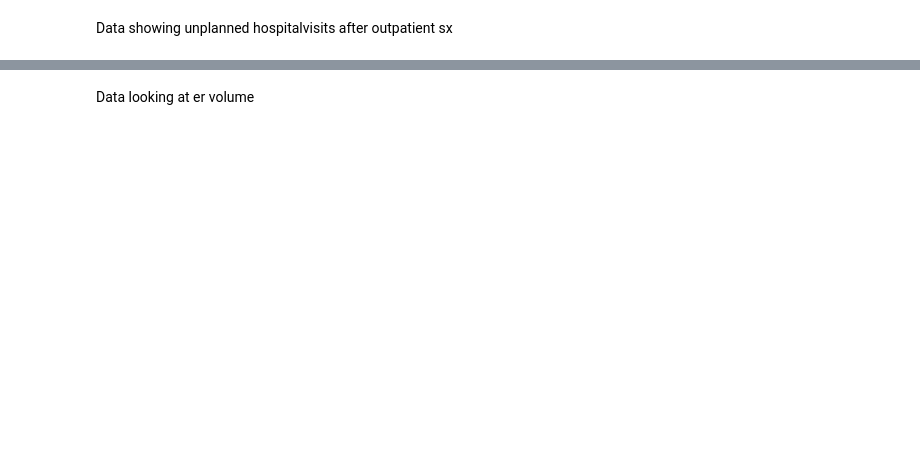
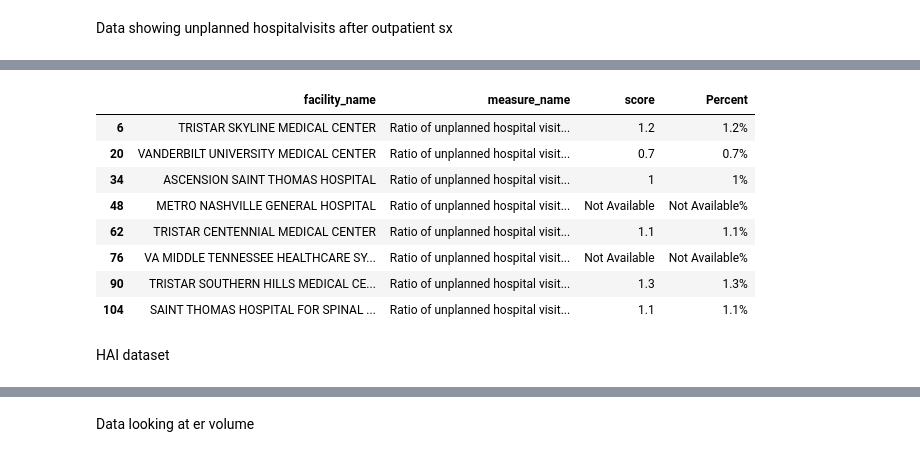
Before and after one commit to hlawson220/capstone_DA9_hlawson, a Jupyter notebook: notebook/capstone_data.ipynb, the cells around one changed output, grey strips where cells are left out. Saved outputs shown, nothing was run; the diff lists cells and outputs as text; code cells hidden in the pictures; blank space fills up the shorter version.

```diff
--- a/notebook/capstone_data.ipynb
+++ b/notebook/capstone_data.ipynb
@@ -197,0 +136,3 @@ HAI dataset
+# %%
+unplan_visit_drop = unplan_visit.drop(['facility_id', 'address', 'citytown', 'state', 'zip_code', 'countyparish', 'telephone_number', 'measure_id', 'compared_to_national', 'denominator', 'lower_estimate', 'higher_estimate','number_of_patients', 'number_of_patients_returned', 'footnote', 'start_date', 'end_date' ], axis=1)
+unplan_visit_drop
@@ -197,0 +149,13 @@ HAI dataset
+# %%
+unplan_visit_drop['Percent'] = unplan_visit_drop['score'].astype(str) + '%'
+unplan_visit_drop
+# %% [output]
+|  | facility_name | measure_name | score | Percent |
+| 6 | TRISTAR SKYLINE MEDICAL CENTER | Ratio of unplanned hospital visit... | 1.2 | 1.2% |
+| 20 | VANDERBILT UNIVERSITY MEDICAL CENTER | Ratio of unplanned hospital visit... | 0.7 | 0.7% |
+| 34 | ASCENSION SAINT THOMAS HOSPITAL | Ratio of unplanned hospital visit... | 1 | 1% |
+| 48 | METRO NASHVILLE GENERAL HOSPITAL | Ratio of unplanned hospital visit... | Not Available | Not Available% |
+| 62 | TRISTAR CENTENNIAL MEDICAL CENTER | Ratio of unplanned hospital visit... | 1.1 | 1.1% |
+| 76 | VA MIDDLE TENNESSEE HEALTHCARE SY... | Ratio of unplanned hospital visit... | Not Available | Not Available% |
+| 90 | TRISTAR SOUTHERN HILLS MEDICAL CE... | Ratio of unplanned hospital visit... | 1.3 | 1.3% |
+| 104 | SAINT THOMAS HOSPITAL FOR SPINAL ... | Ratio of unplanned hospital visit... | 1.1 | 1.1% |
@@ -198 +165,3 @@ HAI dataset
+# %% [markdown]
+HAI dataset
 # %%
```
Also changed, not shown: parts of 35 cells of this notebook, 11 other files.
